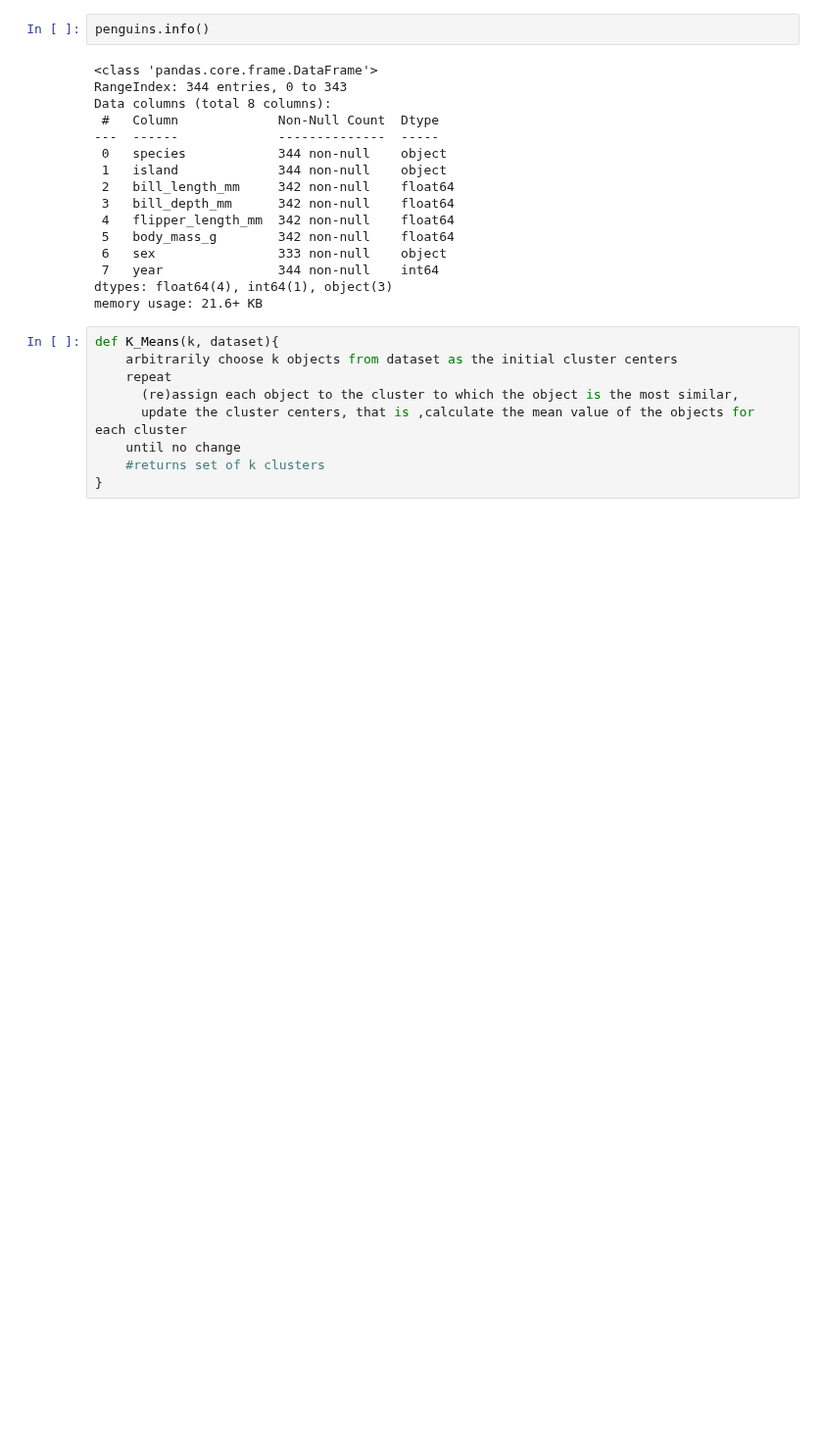
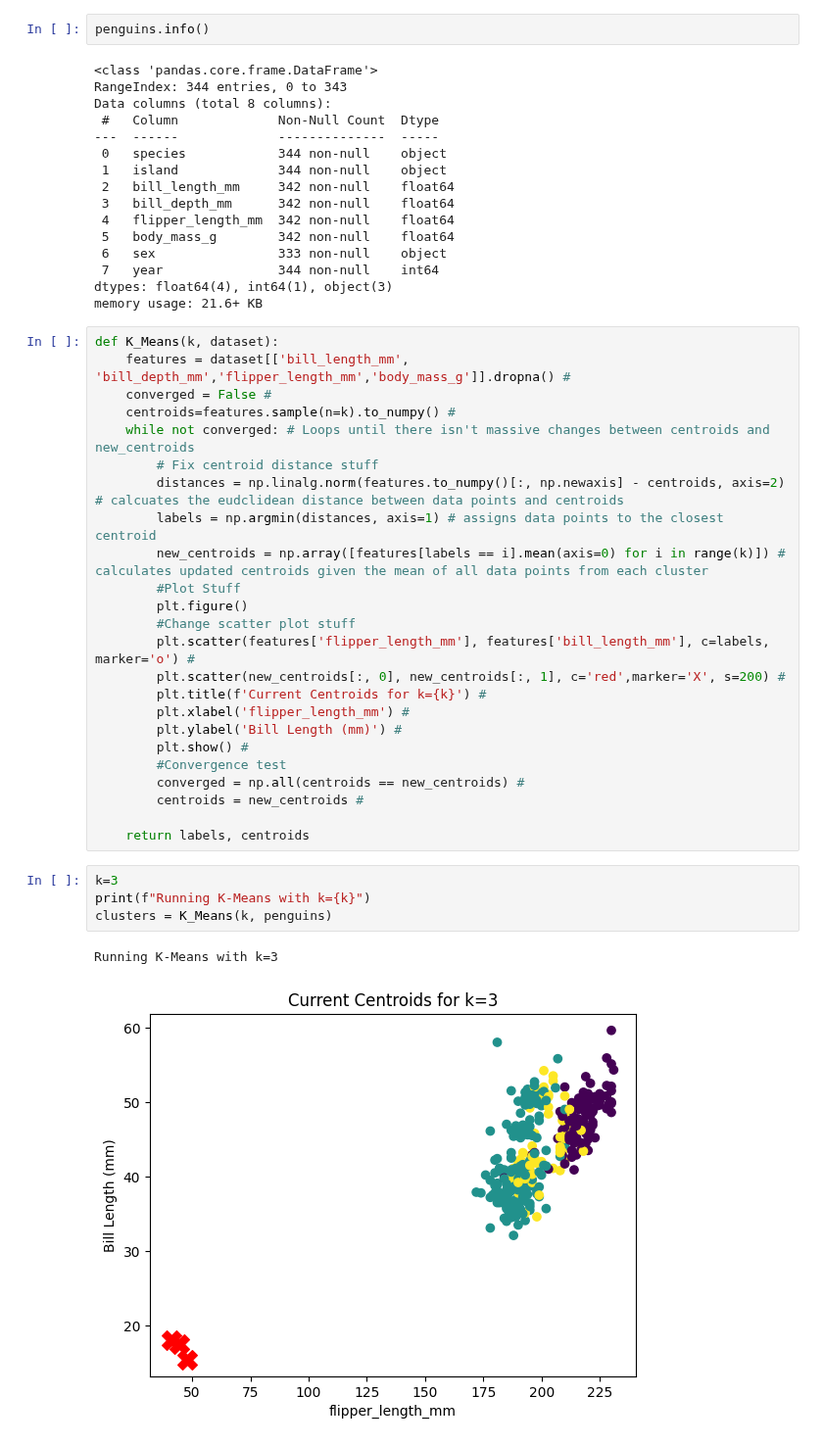
Before and after one commit to Qu1nnD/CS290, a Jupyter notebook: Clustering.ipynb, the cells around one changed output. Shown at 98% size. Drawn from its saved outputs; the diff is of its cells as text; blank space fills up the shorter version.

```diff
--- a/Clustering.ipynb
+++ b/Clustering.ipynb
@@ -29,12 +30,34 @@ Data columns (total 8 columns):
  7   year               344 non-null    int64
 dtypes: float64(4), int64(1), object(3)
 memory usage: 21.6+ KB
-# %%
-def K_Means(k, dataset){
-    arbitrarily choose k objects from dataset as the initial cluster centers
-    repeat
-      (re)assign each object to the cluster to which the object is the most similar,
-      update the cluster centers, that is ,calculate the mean value of the objects for each cluster
-    until no change
-    #returns set of k clusters
-}
+# %%
+def K_Means(k, dataset):
+    features = dataset[['bill_length_mm', 'bill_depth_mm','flipper_length_mm','body_mass_g']].dropna() #
+    converged = False #
+    centroids=features.sample(n=k).to_numpy() #
+    while not converged: # Loops until there isn't massive changes between centroids and new_centroids
+        # Fix centroid distance stuff
+        distances = np.linalg.norm(features.to_numpy()[:, np.newaxis] - centroids, axis=2) # calcuates the eudclidean distance between data points and centroids
+        labels = np.argmin(distances, axis=1) # assigns data points to the closest centroid
+        new_centroids = np.array([features[labels == i].mean(axis=0) for i in range(k)]) # calculates updated centroids given the mean of all data points from each cluster
+        #Plot Stuff
+        plt.figure()
+        #Change scatter plot stuff
+        plt.scatter(features['flipper_length_mm'], features['bill_length_mm'], c=labels, marker='o') #
+        plt.scatter(new_centroids[:, 0], new_centroids[:, 1], c='red',marker='X', s=200) #
+        plt.title(f'Current Centroids for k={k}') #
+        plt.xlabel('flipper_length_mm') #
+        plt.ylabel('Bill Length (mm)') #
+        plt.show() #
+        #Convergence test
+        converged = np.all(centroids == new_centroids) #
+        centroids = new_centroids #
+
+    return labels, centroids
+# %%
+k=3
+print(f"Running K-Means with k={k}")
+clusters = K_Means(k, penguins)
+# %% [output]
+Running K-Means with k=3
+[figure, added]
```
Also changed, not shown: parts of 2 cells of this notebook.
